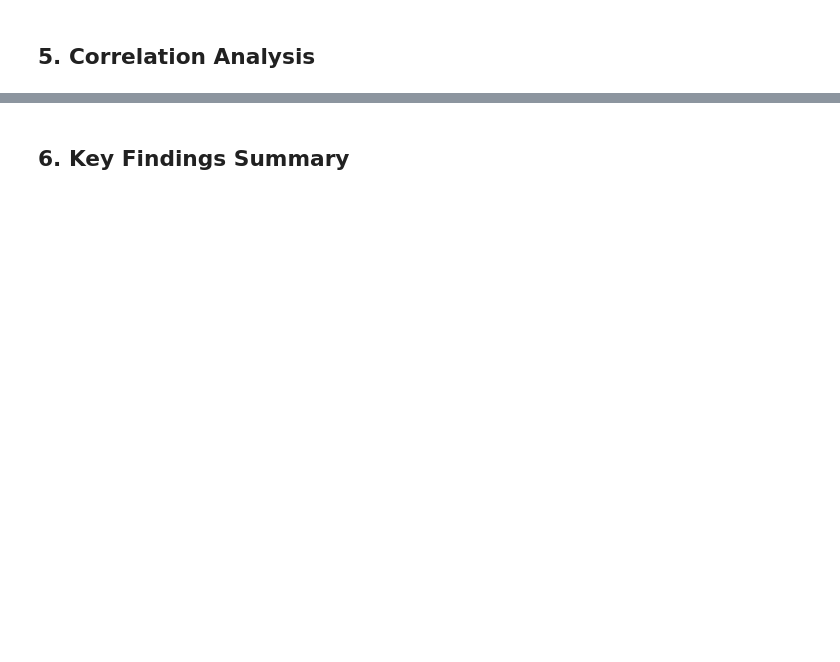
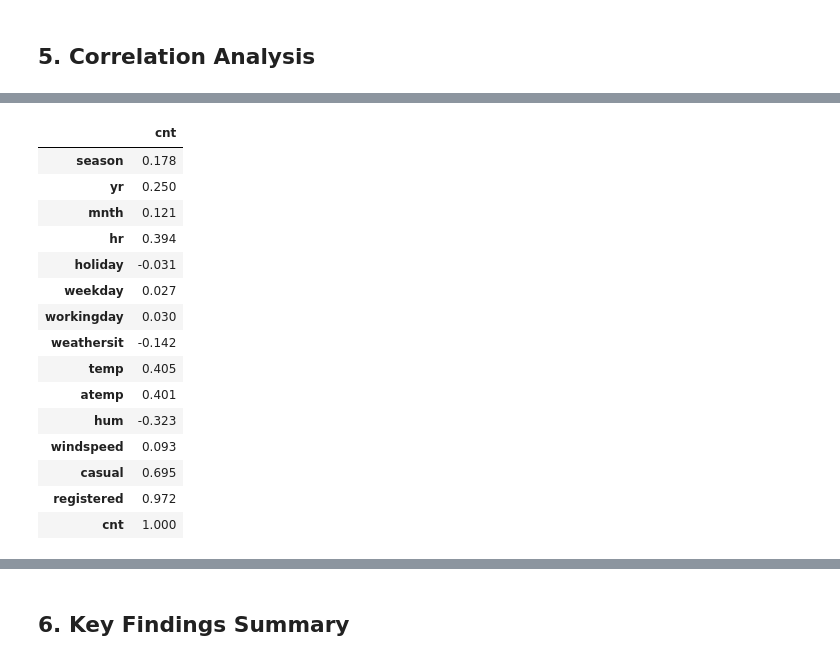
Before and after one commit to MTSU-DATA4950-Capstone-Spring2026/Team4-R2_BikeSharingDemand, a Jupyter notebook: notebooks/01_eda.ipynb, the cells around one changed output, grey strips where cells are left out. Saved outputs shown, nothing was run; the diff lists cells and outputs as text; code cells hidden in the pictures; blank space fills up the shorter version.

```diff
--- a/notebooks/01_eda.ipynb
+++ b/notebooks/01_eda.ipynb
@@ -268,0 +378,20 @@ For the majority of hours, rentals fall between 50 and just under 300 bikes (the
+# %%
+# display only the column with correlation coefficients between predictors and response
+correlation_matrix[['cnt']].round(3)
+# %% [output]
+|  | cnt |
+| season | 0.178 |
+| yr | 0.250 |
+| mnth | 0.121 |
+| hr | 0.394 |
+| holiday | -0.031 |
+| weekday | 0.027 |
+| workingday | 0.030 |
+| weathersit | -0.142 |
+| temp | 0.405 |
+| atemp | 0.401 |
+| hum | -0.323 |
+| windspeed | 0.093 |
+| casual | 0.695 |
+| registered | 0.972 |
+| cnt | 1.000 |
```
Also changed, not shown: parts of 17 cells of this notebook, 1 other file.
